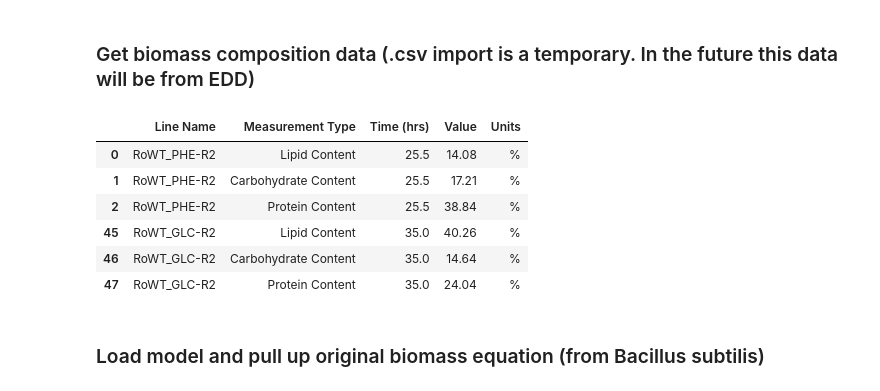
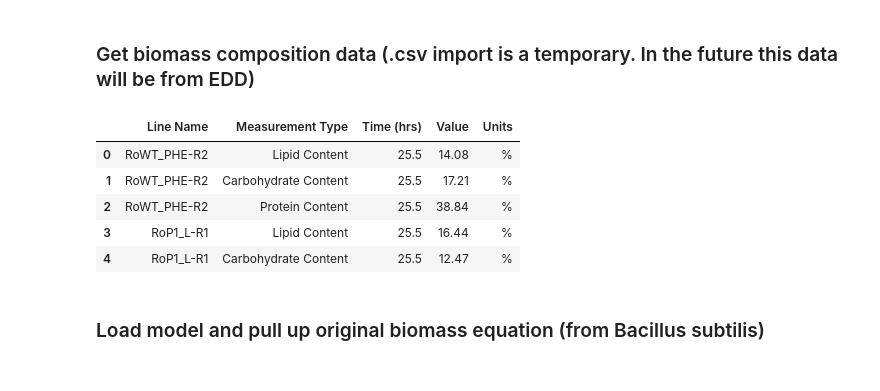
Before and after one commit to LBLQMM/RhodococcusGSM, a Jupyter notebook: Biodesign_gr/notebooks/D_biomass_reactions.ipynb, the cells around one changed output. Cells and saved outputs as stored; diff of their text form; code cells hidden in the pictures.

Commit message:
Worked on biomass for aromatics besides phenol

```diff
--- a/Biodesign_gr/notebooks/D_biomass_reactions.ipynb
+++ b/Biodesign_gr/notebooks/D_biomass_reactions.ipynb
@@ -19,20 +19,20 @@ import pandas as pd
 # %%
 biomass_comp_filename = '../../EDD_Ropacus_Multiomics/EDD_Ropacus_Multiomics_BiomassComp.csv'
 biomass_comp_df = pd.read_csv(biomass_comp_filename)
+
+# remove blank columns
 cols_to_drop = [col for col in biomass_comp_df.columns if 'Unnamed' in col]
 biomass_comp_df.drop(cols_to_drop, inplace=True, axis=1)
-biomass_comp_df[(biomass_comp_df['Line Name']  == 'RoWT_PHE-R2') | (biomass_comp_df['Line Name'] == 'RoWT_GLC-R2')]
-# biomass_comp_df.query('"Line Name"=="RoWT_PHE-R2"')
-# ('Gender=="Male" & Year=="2014" ')
-# biomass_comp_df[biomass_comp_df['Line Name'] in ['RoWT_PHE-R2']]
+
+biomass_comp_df.head(10)
+# biomass_comp_df[(biomass_comp_df['Line Name']  == 'RoWT_PHE-R2') | (biomass_comp_df['Line Name'] == 'RoWT_GLC-R2')]
 # %% [output]
 |  | Line Name | Measurement Type | Time (hrs) | Value | Units |
 | 0 | RoWT_PHE-R2 | Lipid Content | 25.5 | 14.08 | % |
 | 1 | RoWT_PHE-R2 | Carbohydrate Content | 25.5 | 17.21 | % |
 | 2 | RoWT_PHE-R2 | Protein Content | 25.5 | 38.84 | % |
-| 45 | RoWT_GLC-R2 | Lipid Content | 35.0 | 40.26 | % |
-| 46 | RoWT_GLC-R2 | Carbohydrate Content | 35.0 | 14.64 | % |
-| 47 | RoWT_GLC-R2 | Protein Content | 35.0 | 24.04 | % |
+| 3 | RoP1_L-R1 | Lipid Content | 25.5 | 16.44 | % |
+| 4 | RoP1_L-R1 | Carbohydrate Content | 25.5 | 12.47 | % |
 # %% [markdown]
 ### Load model and pull up original biomass equation (from Bacillus subtilis)
 # %%
```
Also changed, not shown: parts of 2 cells of this notebook, 1 other file.
